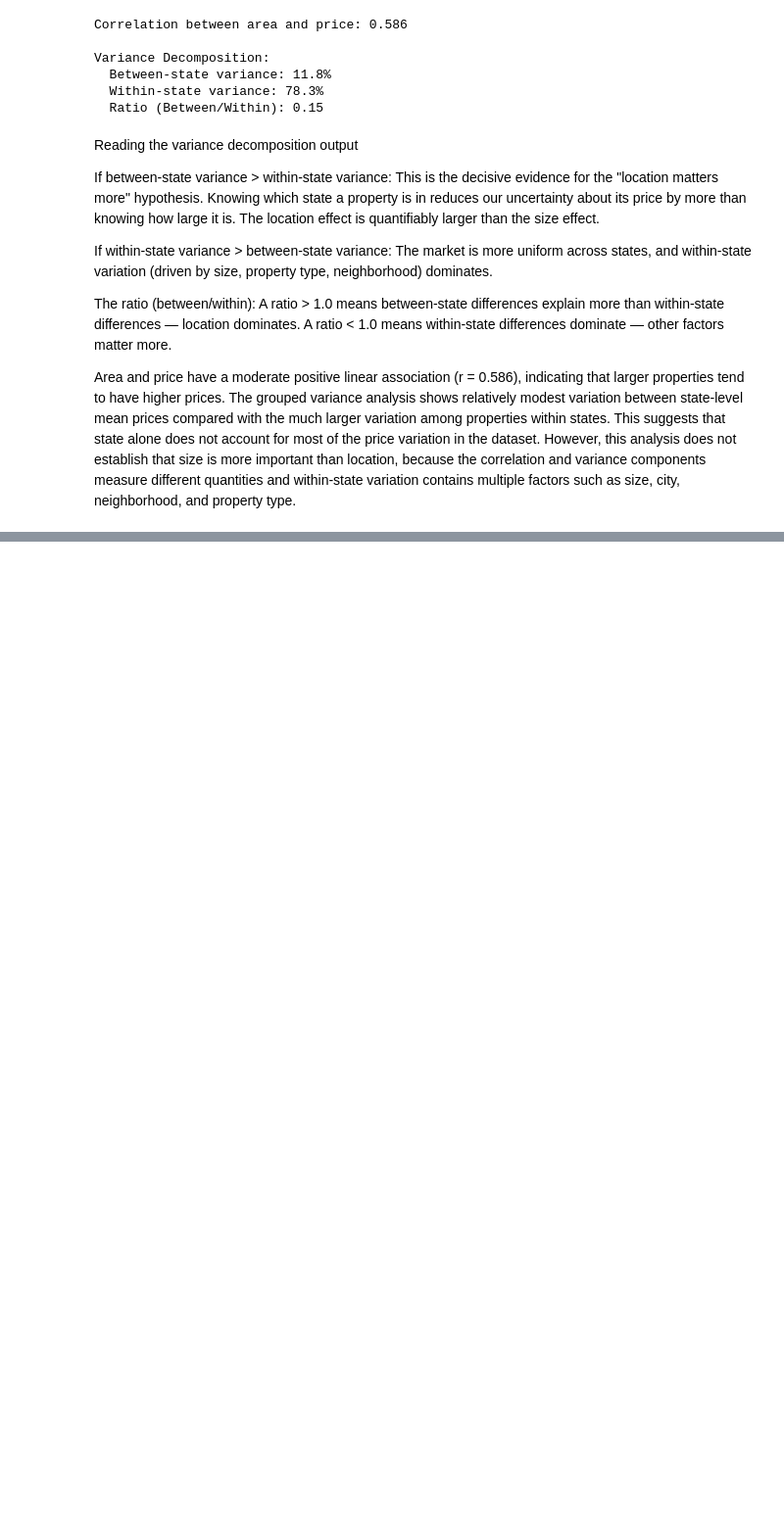
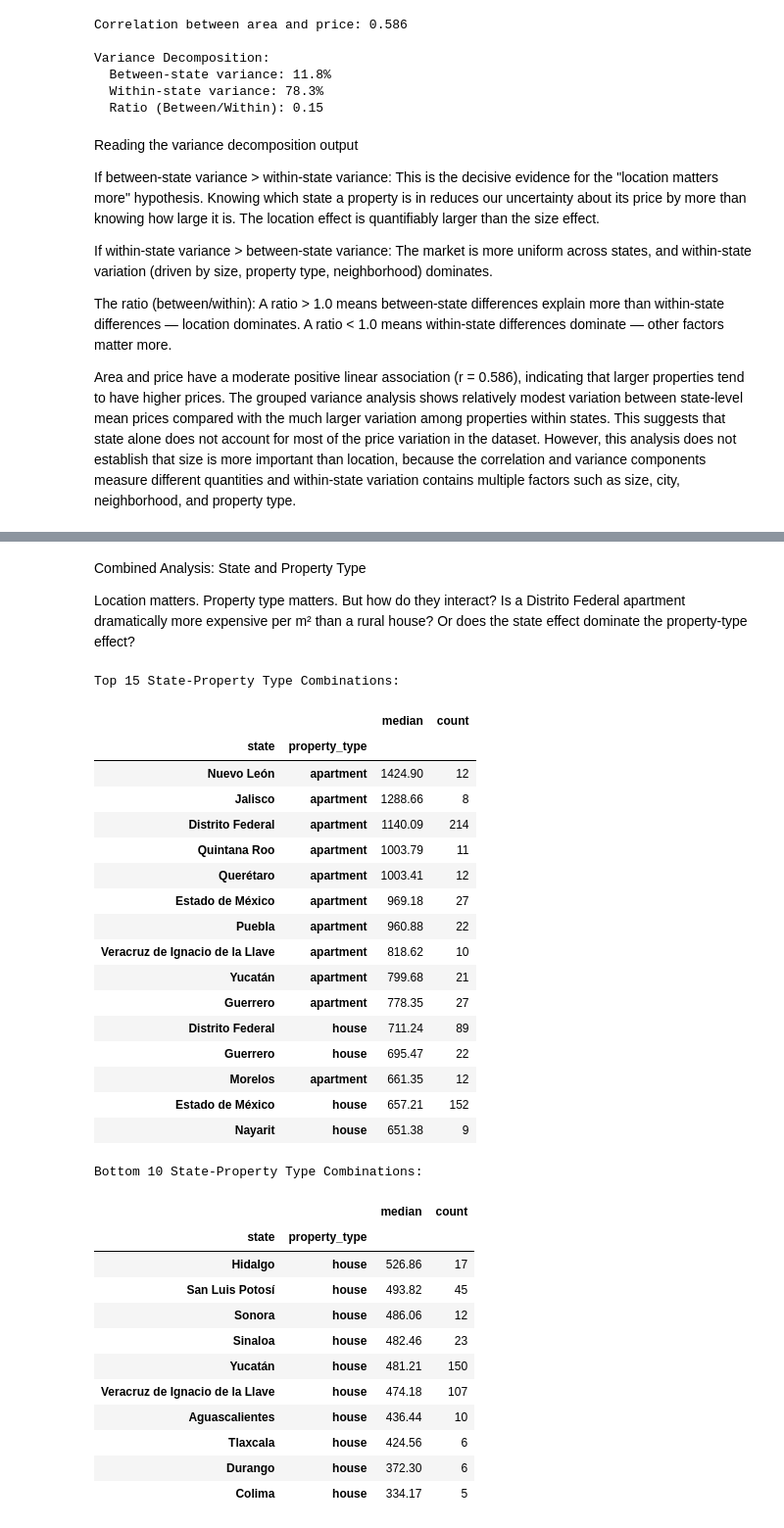
Before and after one commit to igris-nuel/ai-engineering-journey, a Jupyter notebook: projects/02-real-estate-regression/notebooks/04_price_per_m2_and_location.ipynb, the cells around one changed output, grey strips where cells are left out. Shown at 98% size. Cells and saved outputs as stored; diff of their text form; code cells hidden in the pictures; blank space fills up the shorter version.

```diff
--- a/projects/02-real-estate-regression/notebooks/04_price_per_m2_and_location.ipynb
+++ b/projects/02-real-estate-regression/notebooks/04_price_per_m2_and_location.ipynb
@@ -274,0 +306,59 @@ Area and price have a moderate positive linear association (r = 0.586), indicati
+# %% [markdown]
+Combined Analysis: State and Property Type
+
+Location matters. Property type matters. But how do they interact? Is a Distrito Federal apartment dramatically more expensive per m² than a rural house? Or does the state effect dominate the property-type effect?
+# %%
+# 1. Group by both state and property_type
+combined_stats = (
+    df
+    .groupby(["state", "property_type"])   # <-- "state" and "property_type"
+    ["price_per_m2"]
+    .agg(['median', 'count'])
+    .round(2)
+)
+
+# 2. Filter for groups with at least 5 properties
+combined_stats_filtered = combined_stats[combined_stats['count'] >= 5]
+
+# 3. Sort by median price per m²
+combined_stats_filtered = combined_stats_filtered.sort_values(
+    by='median', ascending=False
+)
+
+print("Top 15 State-Property Type Combinations:")
+display(combined_stats_filtered.head(15))
+
+print("\nBottom 10 State-Property Type Combinations:")
+combined_stats_filtered.tail(10)
+# %% [output]
+Top 15 State-Property Type Combinations:
+|  |  | median | count |
+| state | property_type |  |  |
+| Nuevo León | apartment | 1424.90 | 12 |
+| Jalisco | apartment | 1288.66 | 8 |
+| Distrito Federal | apartment | 1140.09 | 214 |
+| Quintana Roo | apartment | 1003.79 | 11 |
+| Querétaro | apartment | 1003.41 | 12 |
+| Estado de México | apartment | 969.18 | 27 |
+| Puebla | apartment | 960.88 | 22 |
+| Veracruz de Ignacio de la Llave | apartment | 818.62 | 10 |
+| Yucatán | apartment | 799.68 | 21 |
+| Guerrero | apartment | 778.35 | 27 |
+| Distrito Federal | house | 711.24 | 89 |
+| Guerrero | house | 695.47 | 22 |
+| Morelos | apartment | 661.35 | 12 |
+| Estado de México | house | 657.21 | 152 |
+| Nayarit | house | 651.38 | 9 |
+Bottom 10 State-Property Type Combinations:
+|  |  | median | count |
+| state | property_type |  |  |
+| Hidalgo | house | 526.86 | 17 |
+| San Luis Potosí | house | 493.82 | 45 |
+| Sonora | house | 486.06 | 12 |
+| Sinaloa | house | 482.46 | 23 |
+| Yucatán | house | 481.21 | 150 |
+| Veracruz de Ignacio de la Llave | house | 474.18 | 107 |
+| Aguascalientes | house | 436.44 | 10 |
+| Tlaxcala | house | 424.56 | 6 |
+| Durango | house | 372.30 | 6 |
+| Colima | house | 334.17 | 5 |
```
Also changed, not shown: parts of 2 cells of this notebook, 1 other file.
